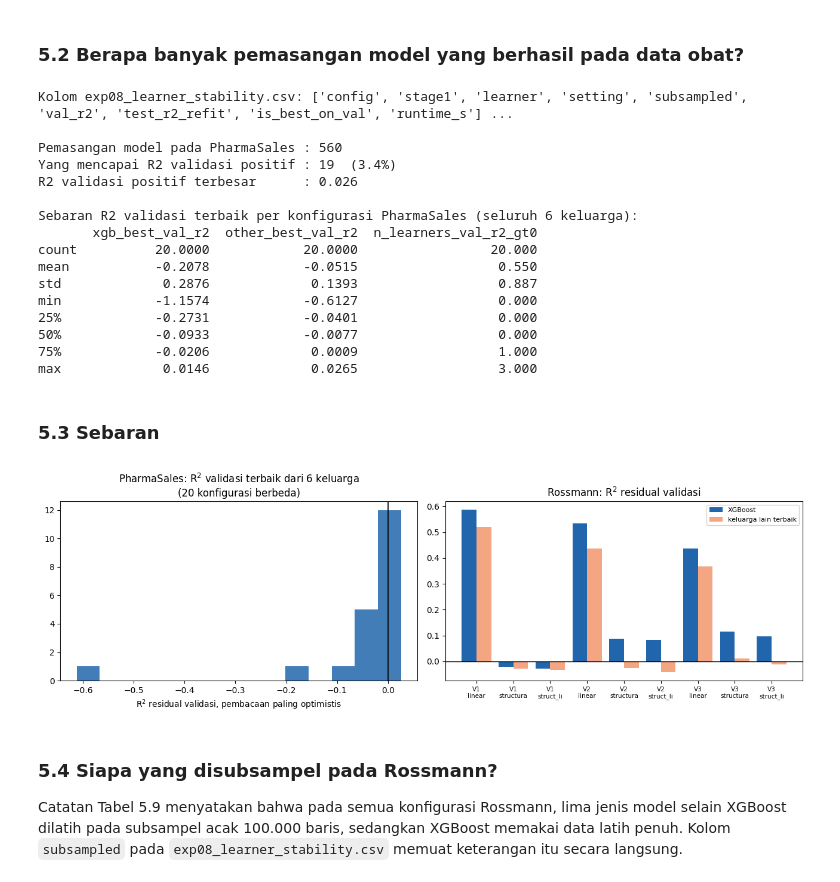
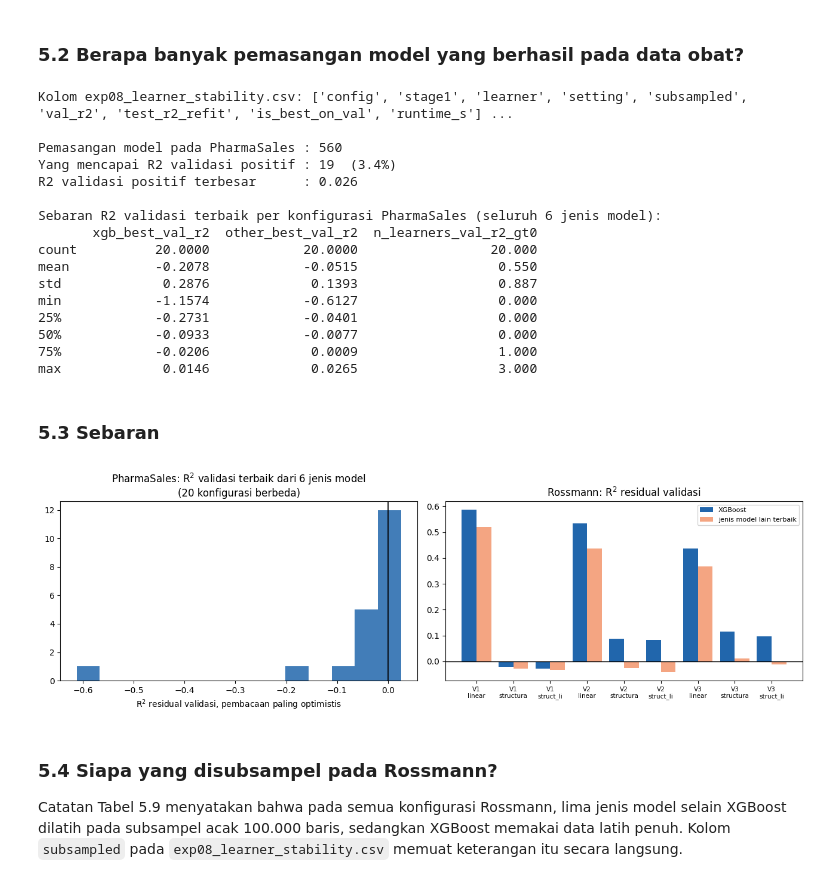
Before and after one commit to wahyuramadhandotcom/A-Hybrid-forecasting-model, a Jupyter notebook: notebooks/laporan/exp08_stabilitas_pemodel_residual.ipynb, the cells around one changed output. Cells and saved outputs as stored; diff of their text form; code cells hidden in the pictures.

```diff
--- a/notebooks/laporan/exp08_stabilitas_pemodel_residual.ipynb
+++ b/notebooks/laporan/exp08_stabilitas_pemodel_residual.ipynb
@@ -354,7 +354,7 @@ if not np.isnan(n_pos):
     print(f"Yang mencapai R2 validasi positif : {n_pos}  ({100*n_pos/n_fit:.1f}%)")
     print(f"R2 validasi positif terbesar      : {p8[p8.val_r2 > 0].val_r2.max():.3f}")
 print()
-print("Sebaran R2 validasi terbaik per konfigurasi PharmaSales (seluruh 6 keluarga):")
+print("Sebaran R2 validasi terbaik per konfigurasi PharmaSales (seluruh 6 jenis model):")
 print(ph8[["xgb_best_val_r2", "other_best_val_r2", "n_learners_val_r2_gt0"]].describe().round(4).to_string())
 # %% [output]
 Kolom exp08_learner_stability.csv: ['config', 'stage1', 'learner', 'setting', 'subsampled', 'val_r2', 'test_r2_refit', 'is_best_on_val', 'runtime_s'] ...
@@ -363,7 +363,7 @@ Pemasangan model pada PharmaSales : 560
 Yang mencapai R2 validasi positif : 19  (3.4%)
 R2 validasi positif terbesar      : 0.026
 
-Sebaran R2 validasi terbaik per konfigurasi PharmaSales (seluruh 6 keluarga):
+Sebaran R2 validasi terbaik per konfigurasi PharmaSales (seluruh 6 jenis model):
        xgb_best_val_r2  other_best_val_r2  n_learners_val_r2_gt0
 count          20.0000            20.0000                 20.000
 mean           -0.2078            -0.0515                  0.550
@@ -378,22 +378,22 @@ max             0.0146             0.0265                  3.000
 # %%
 fig, axes = plt.subplots(1, 2, figsize=(13, 4.3))
 axes[0].hist(ph8.other_best_val_r2, bins=14, color="#2166ac", alpha=0.85)
 axes[0].axvline(0, color="black", lw=1.2)
-axes[0].set_title("PharmaSales: R$^2$ validasi terbaik dari 6 keluarga\n(20 konfigurasi berbeda)")
+axes[0].set_title("PharmaSales: R$^2$ validasi terbaik dari 6 jenis model\n(20 konfigurasi berbeda)")
 axes[0].set_xlabel("R$^2$ residual validasi, pembacaan paling optimistis")
 
 x = np.arange(len(ro8))
 axes[1].bar(x - 0.2, ro8.xgb_best_val_r2, 0.4, label="XGBoost", color="#2166ac")
-axes[1].bar(x + 0.2, ro8.other_best_val_r2, 0.4, label="keluarga lain terbaik", color="#f4a582")
+axes[1].bar(x + 0.2, ro8.other_best_val_r2, 0.4, label="jenis model lain terbaik", color="#f4a582")
 axes[1].axhline(0, color="black", lw=1)
 axes[1].set_xticks(x)
 axes[1].set_xticklabels([f"{vn[r.config.split('|')[1]]}\n{r.stage1[:9]}" for _, r in ro8.iterrows()],
                         fontsize=7.5)
 axes[1].set_title("Rossmann: R$^2$ residual validasi")
 axes[1].legend(fontsize=8)
 fig.tight_layout(); plt.show()
 # %% [output]
-[figure, old version]
+[figure, new version]
 # %% [markdown]
 ### 5.4 Siapa yang disubsampel pada Rossmann?
 
```
Also changed, not shown: parts of 8 cells of this notebook, 8 other files.
